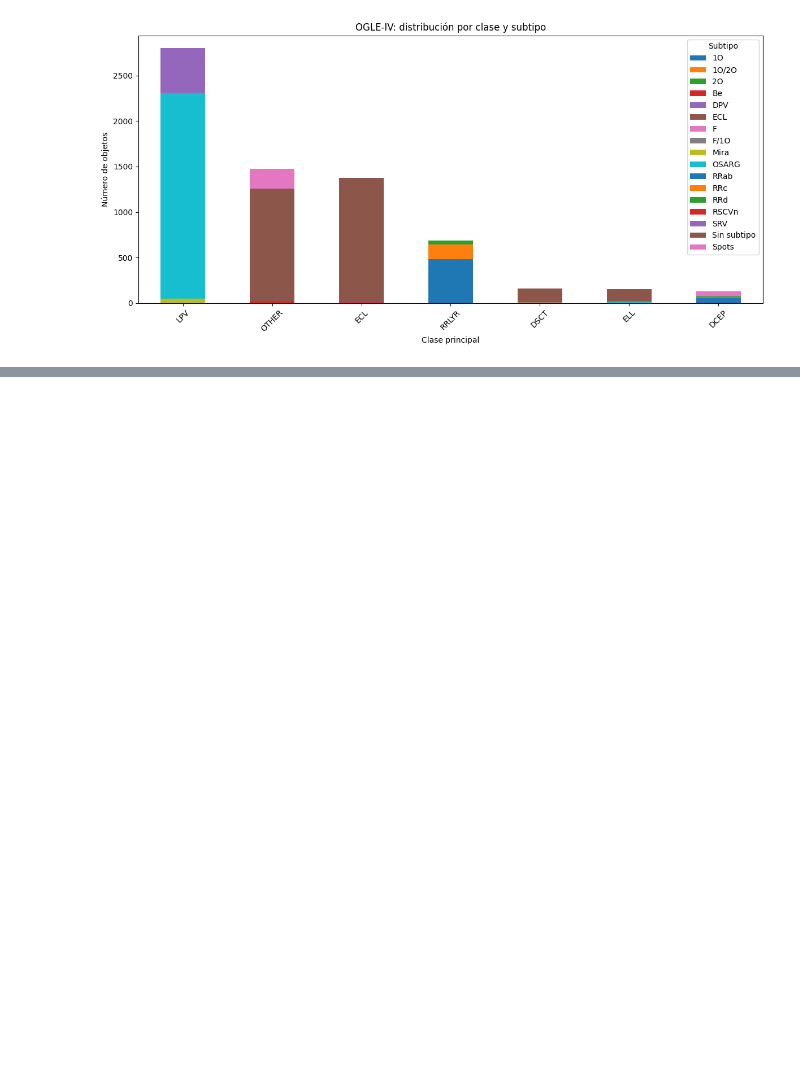
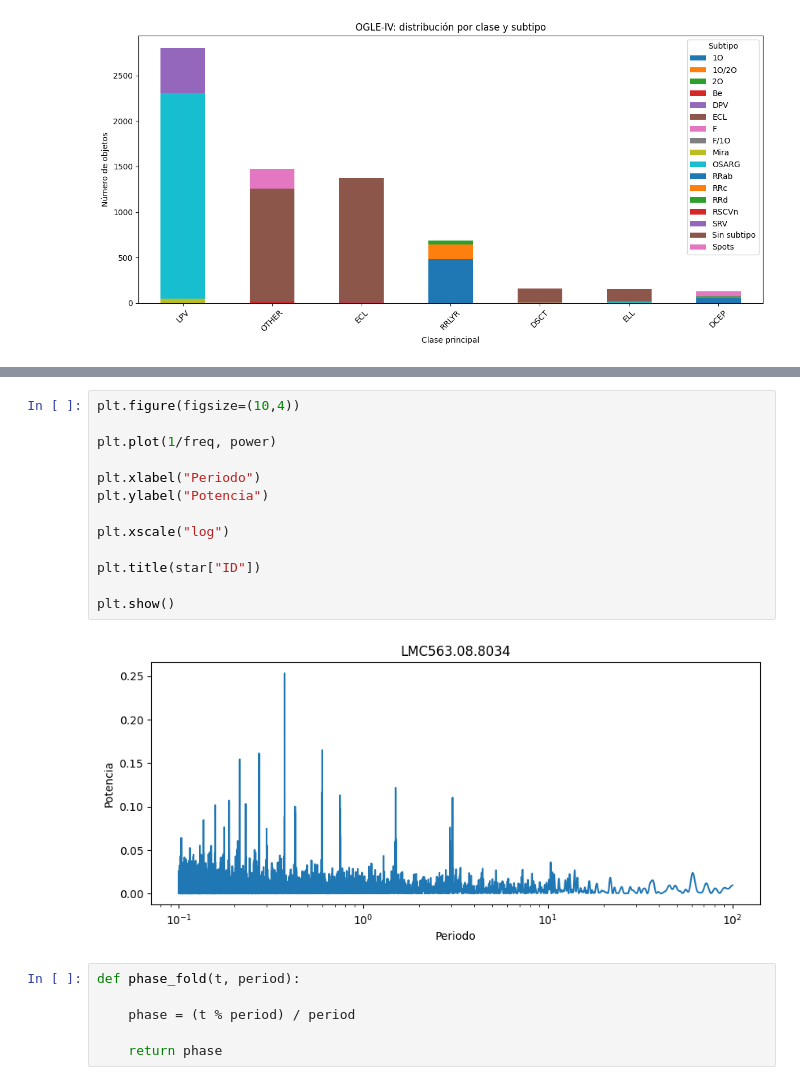
Before and after one commit to Brunelleschk1/Personal-projects, a Jupyter notebook: Proyectos de Astronomía/Laboratorio Final/ehhhh.ipynb, the cells around one changed output, grey strips where cells are left out. Drawn from its saved outputs; the diff is of its cells as text; blank space fills up the shorter version.

```diff
--- a/Proyectos de Astronomía/Laboratorio Final/ehhhh.ipynb
+++ b/Proyectos de Astronomía/Laboratorio Final/ehhhh.ipynb
@@ -193,0 +614,21 @@ plt.show()
+# %%
+plt.figure(figsize=(10,4))
+
+plt.plot(1/freq, power)
+
+plt.xlabel("Periodo")
+plt.ylabel("Potencia")
+
+plt.xscale("log")
+
+plt.title(star["ID"])
+
+plt.show()
+# %% [output]
+[figure, added]
+# %%
+def phase_fold(t, period):
+
+    phase = (t % period) / period
+
+    return phase
```
Also changed, not shown: parts of 19 cells of this notebook.
